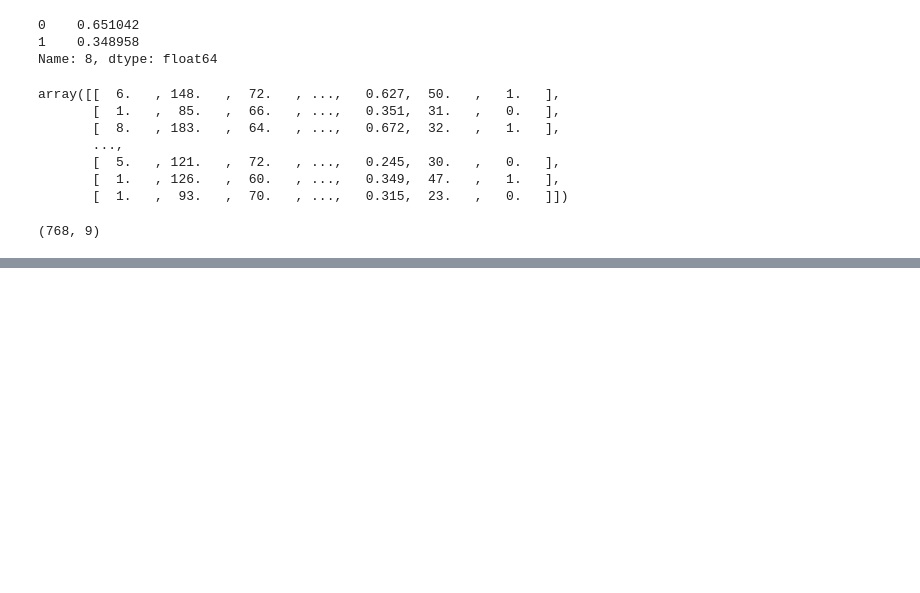
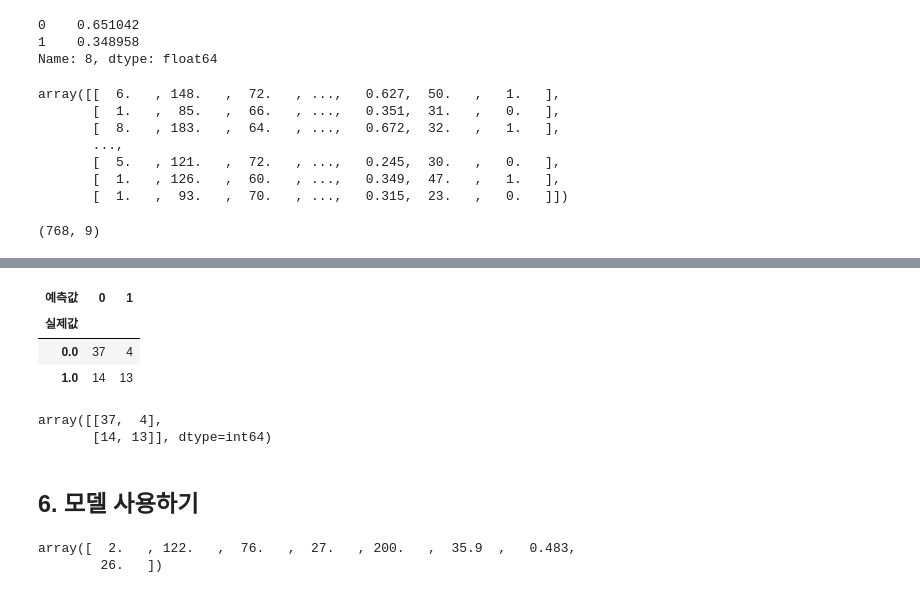
Before and after one commit to jslee912/ai, a Jupyter notebook: source/05_DeepLearning/06_피마인디언_당뇨병발병예측(로지스틱회귀분석,분류분석).ipynb, the cells around one changed output, grey strips where cells are left out. Cells and saved outputs as stored; diff of their text form; code cells hidden in the pictures; blank space fills up the shorter version.

```diff
--- a/source/05_DeepLearning/06_피마인디언_당뇨병발병예측(로지스틱회귀분석,분류분석).ipynb
+++ b/source/05_DeepLearning/06_피마인디언_당뇨병발병예측(로지스틱회귀분석,분류분석).ipynb
@@ -109,0 +427,4 @@ dataset.shape
+# %%
+# 혼동행렬, 교차표(원핫인코딩을 다시 복구)
+# y_test 실제값
+y_hat = model.predict(X_test).argmax(axis=1)  # 몇열이 제일 크니?
@@ -109,0 +433,19 @@ dataset.shape
+# %%
+pd.crosstab(y_test, y_hat, rownames=['실제값'], colnames=['예측값'])
+# %% [output]
+| 예측값 | 0 | 1 |
+| 실제값 |  |  |
+| 0.0 | 37 | 4 |
+| 1.0 | 14 | 13 |
+# %%
+confusion_matrix(y_test, y_hat)
+# %% [output]
+array([[37,  4],
+       [14, 13]], dtype=int64)
+# %% [markdown]
+## 6. 모델 사용하기
+# %%
+X_test[0]
+# %% [output]
+array([  2.   , 122.   ,  76.   ,  27.   , 200.   ,  35.9  ,   0.483,
+        26.   ])
```
Also changed, not shown: parts of 42 cells of this notebook, 3 other files.
